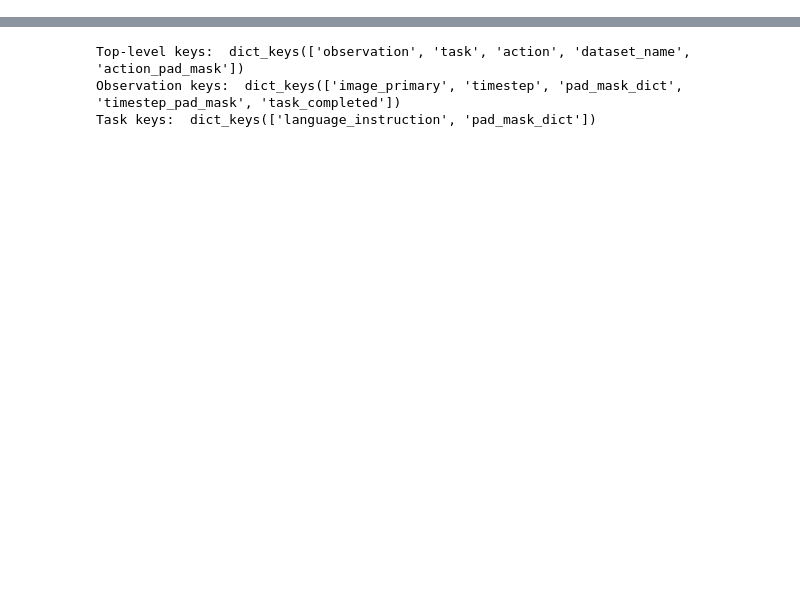
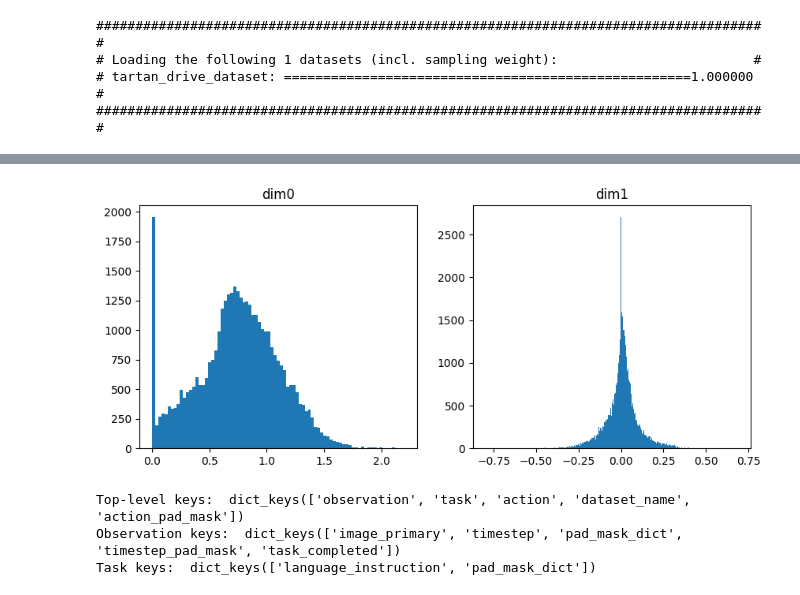
Before and after one commit to kylestach/octo, a Jupyter notebook: notebooks/load_gnm_notransform.ipynb, the cells around one changed output, grey strips where cells are left out. Cells and saved outputs as stored; diff of their text form; code cells hidden in the pictures; blank space fills up the shorter version.

```diff
--- a/notebooks/load_gnm_notransform.ipynb
+++ b/notebooks/load_gnm_notransform.ipynb
@@ -123,0 +108,3 @@ WARNING:absl:No resize_size was provided for image_primary. This will result in
+# %%
+plot("tartan_drive_dataset")
+# %% [output]
@@ -123,0 +113,4 @@ WARNING:absl:No resize_size was provided for image_primary. This will result in
+######################################################################################
+# Loading the following 1 datasets (incl. sampling weight):                         #
+# tartan_drive_dataset: ====================================================1.000000 #
+######################################################################################
@@ -124,3 +119,4 @@ WARNING:absl:No resize_size was provided for image_primary. This will result in
+[figure, added]
 # %%
 # make_single_dataset yields entire trajectories
 traj = next(iterator)
```
Also changed, not shown: parts of 6 cells of this notebook, 9 other files.
